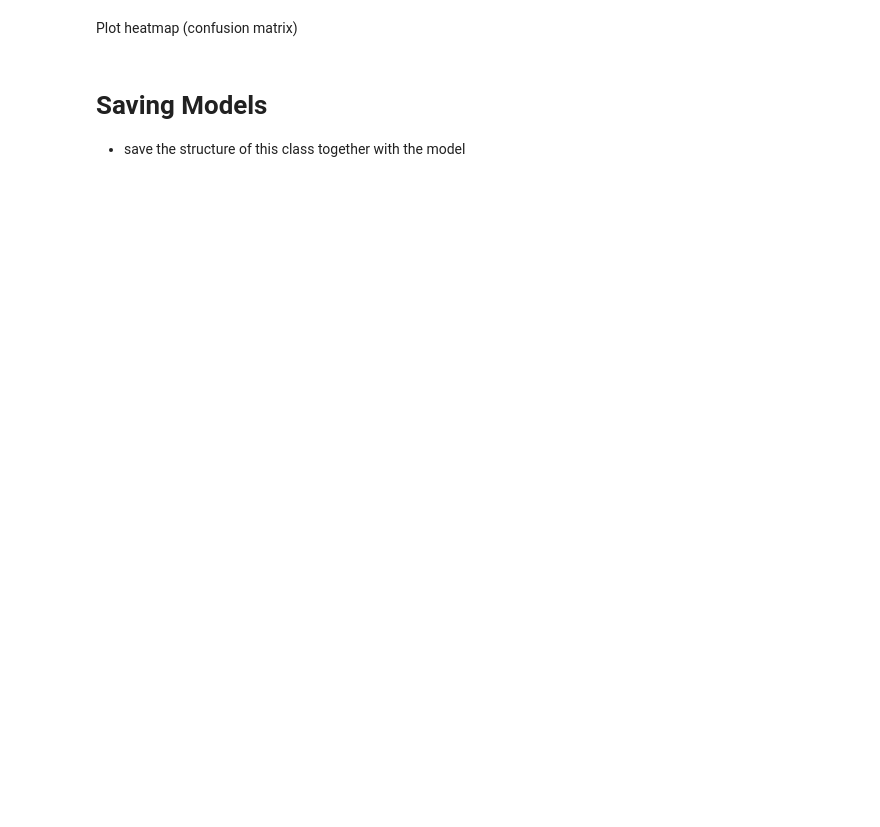
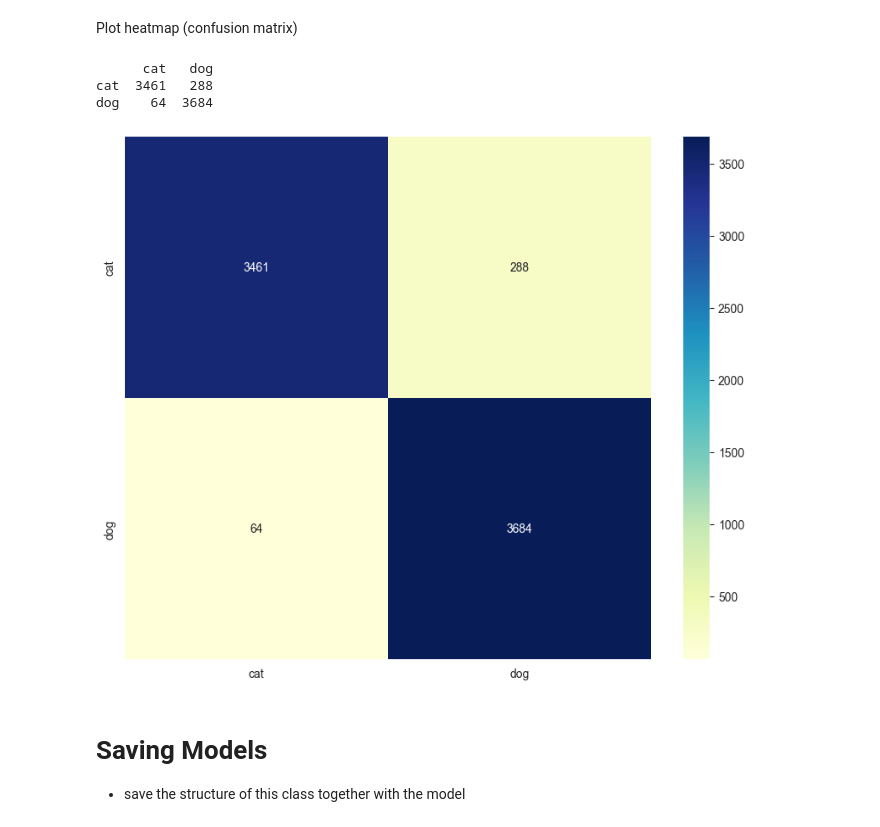
Before and after one commit to Kwak-Jin/DLIP, a Jupyter notebook: DLIP_Python/Exercise/Assignment_PyTorch_T3_3_21900031_JinKwak.ipynb, the cells around one changed output. Cells and saved outputs as stored; diff of their text form; code cells hidden in the pictures; blank space fills up the shorter version.

```diff
--- a/DLIP_Python/Exercise/Assignment_PyTorch_T3_3_21900031_JinKwak.ipynb
+++ b/DLIP_Python/Exercise/Assignment_PyTorch_T3_3_21900031_JinKwak.ipynb
@@ -147,3 +238,25 @@ Plot heatmap (confusion matrix)
+# %%
+heatmap = pd.DataFrame(data=0,index=classification,columns=classification)
+
+for images, labels in test_dataloader:
+    with torch.no_grad():
+        images, labels = images.to(device), labels.to(device)
+        outputs = model_ft(images)
+        _, predicted = torch.max(outputs, 1)
+        c = (predicted == labels).squeeze()
+        for i in range(len(labels)):
+            true_label = labels[i].item()
+            predicted_label = predicted[i].item()
+            heatmap.iloc[true_label, predicted_label] += 1
+print(heatmap)
+_, ax = plt.subplots(figsize=(10, 8))
+ax = sns.heatmap(heatmap, annot=True, fmt="d", cmap="YlGnBu")
+plt.show()
+# %% [output]
+      cat   dog
+cat  3461   288
+dog    64  3684
+[figure, added]
 # %% [markdown]
 # Saving Models
 * save the structure of this class together with the model
```
Also changed, not shown: parts of 13 cells of this notebook, 7 other files.
